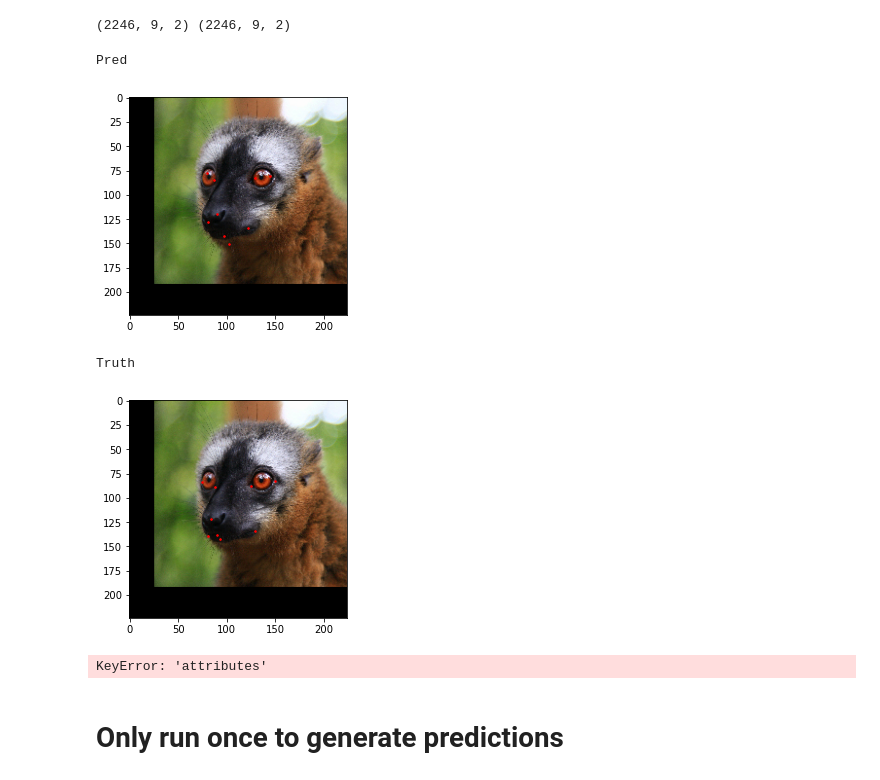
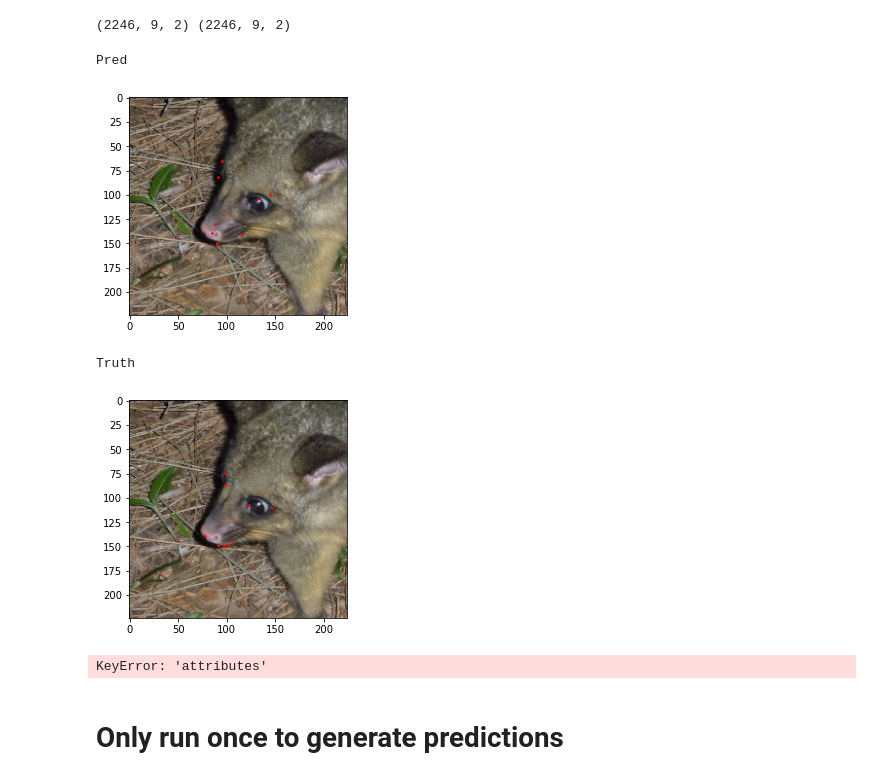
Before and after one commit to erikrozi/facial_landmark_debiasing, a Jupyter notebook: notebooks/evaluation-animal.ipynb, the cells around one changed output. Saved outputs shown, nothing was run; the diff lists cells and outputs as text; code cells hidden in the pictures.

```diff
--- a/notebooks/evaluation-animal.ipynb
+++ b/notebooks/evaluation-animal.ipynb
@@ -118,5 +125,5 @@ model.pt  optimizer.pt
 # %%
-model_path = "/home/erikrozi/facial_landmark_debiasing/src/experiments/checkpoints/animal_baseline_resnet_nopretrain_transforms_1/checkpoint_17/results.csv"
+model_path = "/home/erikrozi/facial_landmark_debiasing/src/experiments/checkpoints/animal_baseline_resnet_wingloss_1/checkpoint_11/results.csv"
 model_results = pd.read_csv(model_path)
 # %%
 num_landmarks = 9
@@ -142,21 +149,21 @@ def show_landmarks(image, landmarks, norm=True):
     plt.scatter(landmarks[:, 0] * image.shape[-1], landmarks[:, 1] * image.shape[-2], s=10, marker='.', c='r')
     plt.pause(0.001)  # pause a bit so that plots are updated
 # %%
-img_num = 1330
+img_num = 290
 
 plt.figure()
 sample = test_dataset[img_num]
 print('Pred')
 show_landmarks(sample['image'], y_pred[img_num])
 print('Truth')
 show_landmarks(sample['image'], y[img_num])
 plt.show()
 print(sample['attributes'])
 # %% [output]
 Pred
-[figure, old version]
+[figure, new version]
 Truth
-[figure, old version]
+[figure, new version]
 KeyError: 'attributes'
 # %% [markdown]
 # Only run once to generate predictions
```
Also changed, not shown: parts of 6 cells of this notebook, 2 other files.
